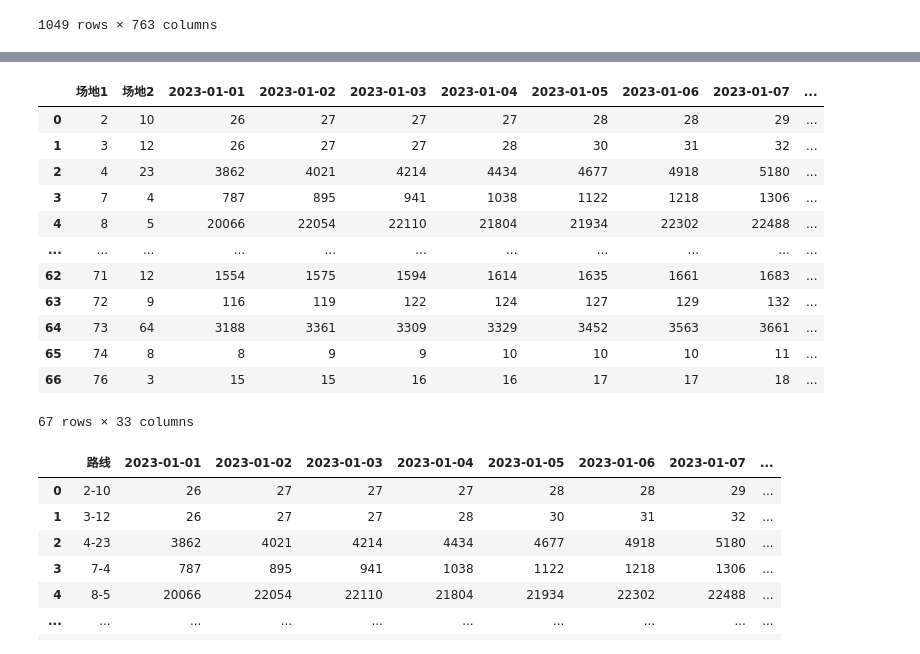
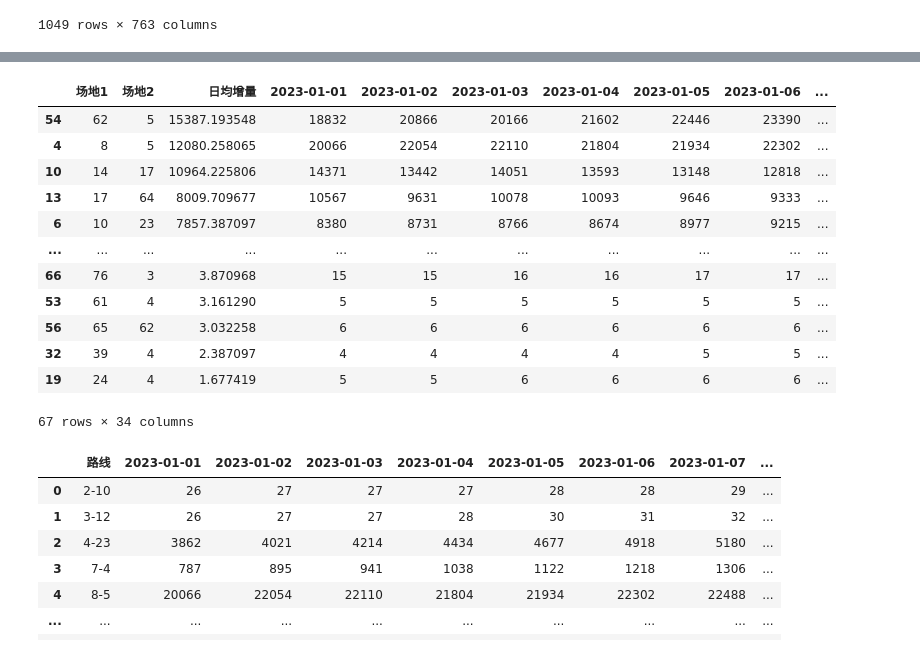
Before and after one commit to james-curtis/2023MathorCup-C, a Jupyter notebook: T2/学术仿真/结果/生成.ipynb, the cells around one changed output, grey strips where cells are left out. Drawn from its saved outputs; the diff is of its cells as text; code cells hidden in the pictures.

```diff
--- a/T2/学术仿真/结果/生成.ipynb
+++ b/T2/学术仿真/结果/生成.ipynb
@@ -133,11 +133,13 @@ for 上游节点 in 向dc5发货的场地:
 
     叠加后df = 上游节点发货负载最大的线路df.iloc[:, 2:] + 原本应该发往DC5的货量df.iloc[:, 2:]
     print(上游节点发货负载最大的线路tuple)
+    日均增量 = np.asarray(原本应该发往DC5的货量df.iloc[:, -31:].values).mean()
+    叠加后df.insert(0, '日均增量', 日均增量)
+
     叠加后df.insert(0, '场地2', 上游节点发货负载最大的线路tuple[1])
     叠加后df.insert(0, '场地1', 上游节点发货负载最大的线路tuple[0])
     叠加后df = 叠加后df.set_index(['场地1', '场地2'])
     线路变化后的df.loc[上游节点发货负载最大的线路tuple] = 叠加后df.loc[上游节点发货负载最大的线路tuple]
-    # break
     仅仅线路变化的df = pd.concat([仅仅线路变化的df, 叠加后df.reset_index()])
 
 线路变化后的df = 线路变化后的df.reset_index()
@@ -191,0 +184,3 @@ for 上游节点 in 向dc5发货的场地:
+# %%
+仅仅线路变化的df.reset_index(drop=True, inplace=True)
+仅仅线路变化的df
@@ -192,22 +201,28 @@ for 上游节点 in 向dc5发货的场地:
 # %%
-仅仅线路变化的df只有2023 = 仅仅线路变化的df.set_index(['场地1', '场地2']).iloc[:, -31:].reset_index()
+# 仅仅线路变化的df只有2023 = 仅仅线路变化的df.set_index(['场地1', '场地2']).iloc[:, -31:].reset_index()
+仅仅线路变化的df只有2023 = pd.merge(仅仅线路变化的df.iloc[:, :3], 仅仅线路变化的df.iloc[:, -31:], left_index=True,
+                                    right_index=True).sort_values('日均增量', ascending=False)
+# 仅仅线路变化的df只有2023.insert(3, '负载率',
+#                                 np.mean(np.asarray(仅仅线路变化的df.iloc[:, -31:]), axis=1) / np.max(np.sum(np.asarray(
+#                                     仅仅线路变化的df.iloc[:, -31:])))
+#                                 )
 仅仅线路变化的df只有2023.T.to_excel('仅仅线路变化的df只有2023.T.xlsx')
 仅仅线路变化的df只有2023.to_excel('仅仅线路变化的df只有2023.xlsx', index=False)
 仅仅线路变化的df只有2023
 # %% [output]
-|  | 场地1 | 场地2 | 2023-01-01 | 2023-01-02 | 2023-01-03 | 2023-01-04 | 2023-01-05 | 2023-01-06 | 2023-01-07 | ... |
-| 0 | 2 | 10 | 26 | 27 | 27 | 27 | 28 | 28 | 29 | ... |
-| 1 | 3 | 12 | 26 | 27 | 27 | 28 | 30 | 31 | 32 | ... |
-| 2 | 4 | 23 | 3862 | 4021 | 4214 | 4434 | 4677 | 4918 | 5180 | ... |
-| 3 | 7 | 4 | 787 | 895 | 941 | 1038 | 1122 | 1218 | 1306 | ... |
-| 4 | 8 | 5 | 20066 | 22054 | 22110 | 21804 | 21934 | 22302 | 22488 | ... |
+|  | 场地1 | 场地2 | 日均增量 | 2023-01-01 | 2023-01-02 | 2023-01-03 | 2023-01-04 | 2023-01-05 | 2023-01-06 | ... |
+| 54 | 62 | 5 | 15387.193548 | 18832 | 20866 | 20166 | 21602 | 22446 | 23390 | ... |
+| 4 | 8 | 5 | 12080.258065 | 20066 | 22054 | 22110 | 21804 | 21934 | 22302 | ... |
+| 10 | 14 | 17 | 10964.225806 | 14371 | 13442 | 14051 | 13593 | 13148 | 12818 | ... |
+| 13 | 17 | 64 | 8009.709677 | 10567 | 9631 | 10078 | 10093 | 9646 | 9333 | ... |
+| 6 | 10 | 23 | 7857.387097 | 8380 | 8731 | 8766 | 8674 | 8977 | 9215 | ... |
 | ... | ... | ... | ... | ... | ... | ... | ... | ... | ... | ... |
-| 62 | 71 | 12 | 1554 | 1575 | 1594 | 1614 | 1635 | 1661 | 1683 | ... |
-| 63 | 72 | 9 | 116 | 119 | 122 | 124 | 127 | 129 | 132 | ... |
-| 64 | 73 | 64 | 3188 | 3361 | 3309 | 3329 | 3452 | 3563 | 3661 | ... |
-| 65 | 74 | 8 | 8 | 9 | 9 | 10 | 10 | 10 | 11 | ... |
-| 66 | 76 | 3 | 15 | 15 | 16 | 16 | 17 | 17 | 18 | ... |
+| 66 | 76 | 3 | 3.870968 | 15 | 15 | 16 | 16 | 17 | 17 | ... |
+| 53 | 61 | 4 | 3.161290 | 5 | 5 | 5 | 5 | 5 | 5 | ... |
+| 56 | 65 | 62 | 3.032258 | 6 | 6 | 6 | 6 | 6 | 6 | ... |
+| 32 | 39 | 4 | 2.387097 | 4 | 4 | 4 | 4 | 5 | 5 | ... |
+| 19 | 24 | 4 | 1.677419 | 5 | 5 | 6 | 6 | 6 | 6 | ... |
-67 rows × 33 columns
+67 rows × 34 columns
 # %%
 # 使用apply函数将两列合并为一列，并返回一个新的Series
 new_col = 仅仅线路变化的df只有2023.apply(lambda row: '-'.join([str(row['场地1']), str(row['场地2'])]), axis=1)
```
Also changed, not shown: parts of 3 cells of this notebook, 3 other files.
